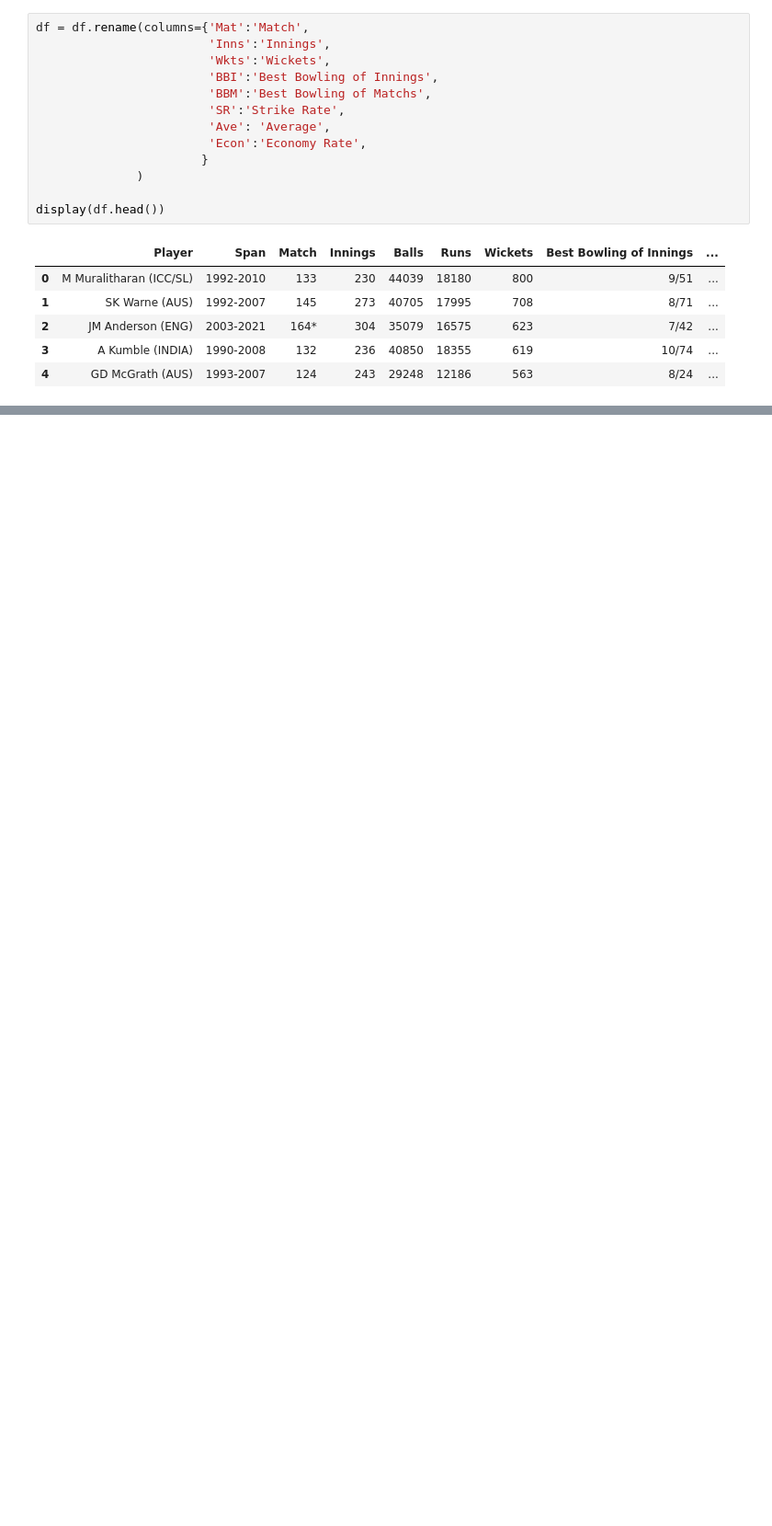
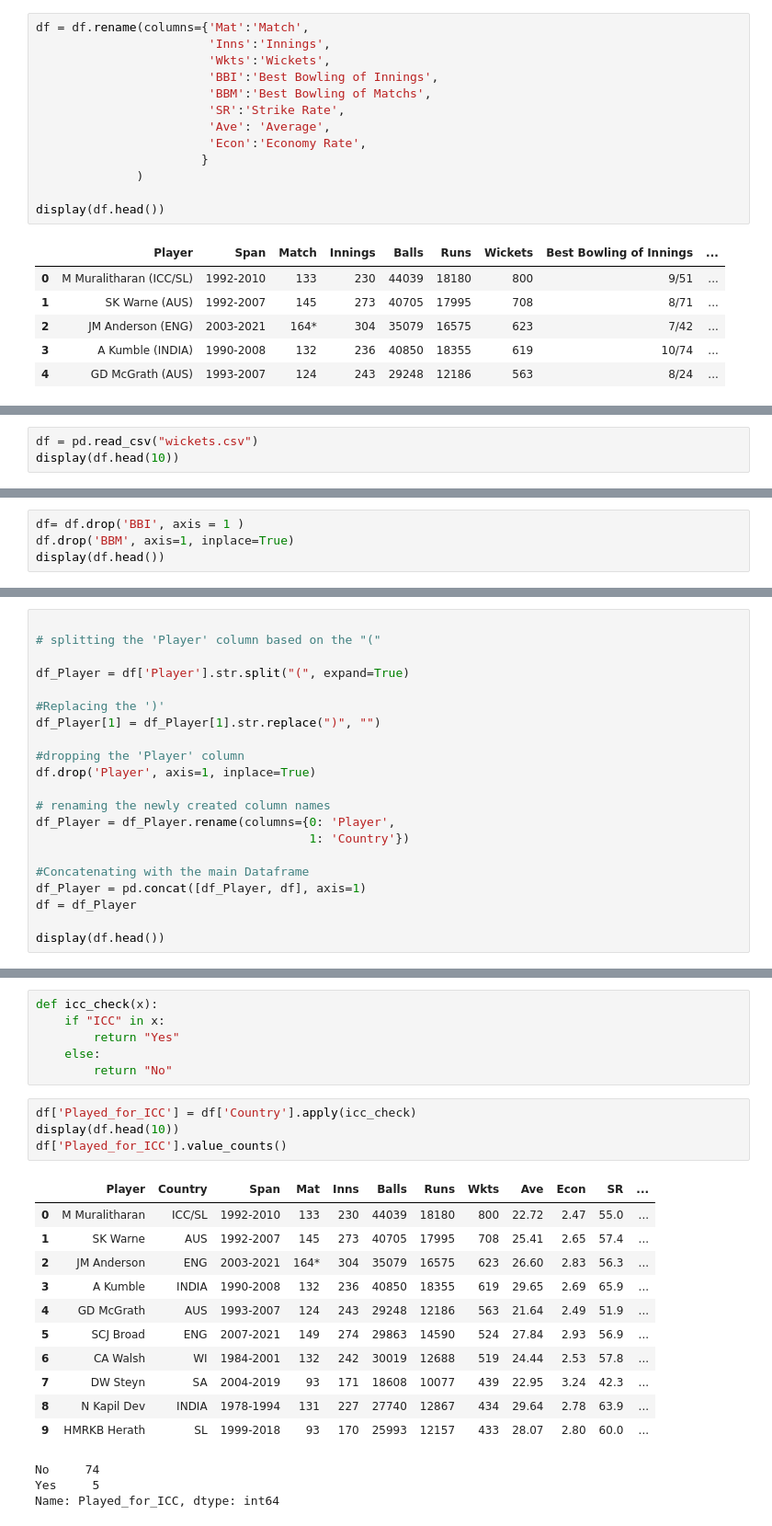
Before and after one commit to shahrier-antor/Test_bowlers_analysis, a Jupyter notebook: test_bowlers_analysis.ipynb, the cells around one changed output, grey strips where cells are left out. Shown: that part at 92% size. Saved outputs shown, nothing was run; the diff lists cells and outputs as text; blank space fills up the shorter version.

```diff
--- a/test_bowlers_analysis.ipynb
+++ b/test_bowlers_analysis.ipynb
@@ -118,0 +99,3 @@ display(df.head())
+# %%
+df = pd.read_csv("wickets.csv")
+display(df.head(10))
@@ -118,0 +116,4 @@ display(df.head())
+# %%
+df= df.drop('BBI', axis = 1 )
+df.drop('BBM', axis=1, inplace=True)
+display(df.head())
@@ -118,0 +129,21 @@ display(df.head())
+# %%
+
+# splitting the 'Player' column based on the "("
+
+df_Player = df['Player'].str.split("(", expand=True)
+
+#Replacing the ')'
+df_Player[1] = df_Player[1].str.replace(")", "")
+
+#dropping the 'Player' column
+df.drop('Player', axis=1, inplace=True)
+
+# renaming the newly created column names
+df_Player = df_Player.rename(columns={0: 'Player',
+                                      1: 'Country'})
+
+#Concatenating with the main Dataframe
+df_Player = pd.concat([df_Player, df], axis=1)
+df = df_Player
+
+display(df.head())
@@ -118,0 +159,25 @@ display(df.head())
+# %%
+def icc_check(x):
+    if "ICC" in x:
+        return "Yes"
+    else:
+        return "No"
+# %%
+df['Played_for_ICC'] = df['Country'].apply(icc_check)
+display(df.head(10))
+df['Played_for_ICC'].value_counts()
+# %% [output]
+|  | Player | Country | Span | Mat | Inns | Balls | Runs | Wkts | Ave | Econ | SR | ... |
+| 0 | M Muralitharan | ICC/SL | 1992-2010 | 133 | 230 | 44039 | 18180 | 800 | 22.72 | 2.47 | 55.0 | ... |
+| 1 | SK Warne | AUS | 1992-2007 | 145 | 273 | 40705 | 17995 | 708 | 25.41 | 2.65 | 57.4 | ... |
+| 2 | JM Anderson | ENG | 2003-2021 | 164* | 304 | 35079 | 16575 | 623 | 26.60 | 2.83 | 56.3 | ... |
+| 3 | A Kumble | INDIA | 1990-2008 | 132 | 236 | 40850 | 18355 | 619 | 29.65 | 2.69 | 65.9 | ... |
+| 4 | GD McGrath | AUS | 1993-2007 | 124 | 243 | 29248 | 12186 | 563 | 21.64 | 2.49 | 51.9 | ... |
+| 5 | SCJ Broad | ENG | 2007-2021 | 149 | 274 | 29863 | 14590 | 524 | 27.84 | 2.93 | 56.9 | ... |
+| 6 | CA Walsh | WI | 1984-2001 | 132 | 242 | 30019 | 12688 | 519 | 24.44 | 2.53 | 57.8 | ... |
+| 7 | DW Steyn | SA | 2004-2019 | 93 | 171 | 18608 | 10077 | 439 | 22.95 | 3.24 | 42.3 | ... |
+| 8 | N Kapil Dev | INDIA | 1978-1994 | 131 | 227 | 27740 | 12867 | 434 | 29.64 | 2.78 | 63.9 | ... |
+| 9 | HMRKB Herath | SL | 1999-2018 | 93 | 170 | 25993 | 12157 | 433 | 28.07 | 2.80 | 60.0 | ... |
+No     74
+Yes     5
+Name: Played_for_ICC, dtype: int64
```
Also changed, not shown: parts of 40 cells of this notebook.
